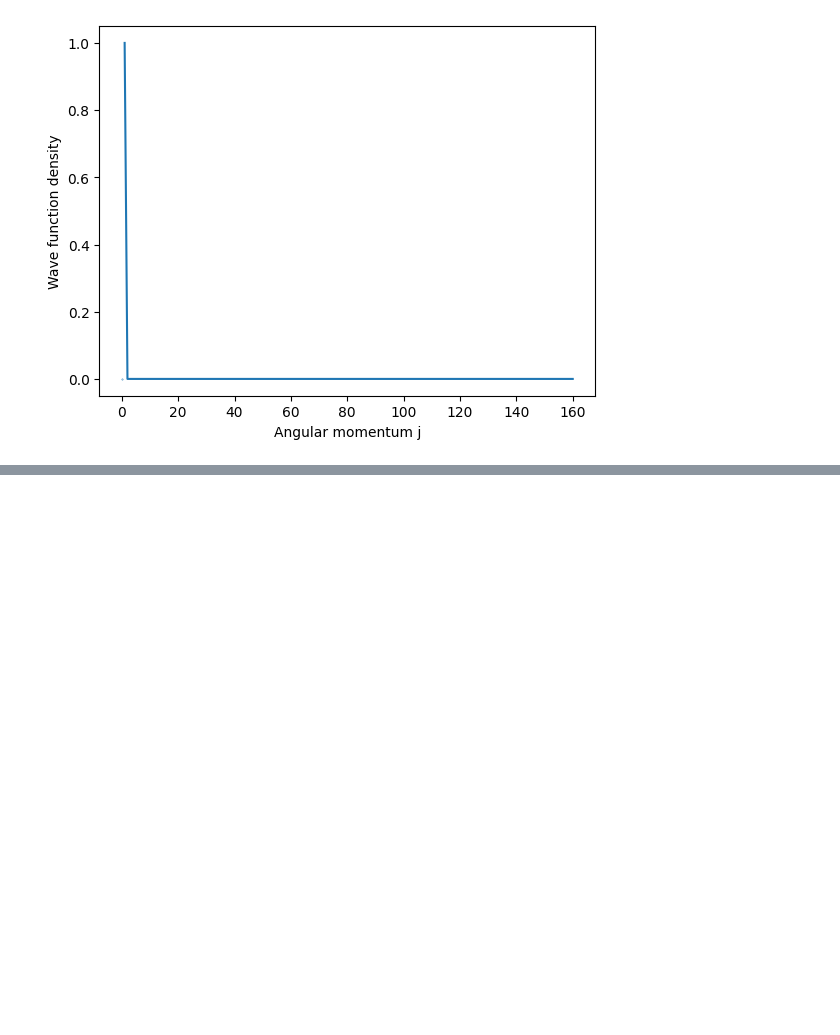
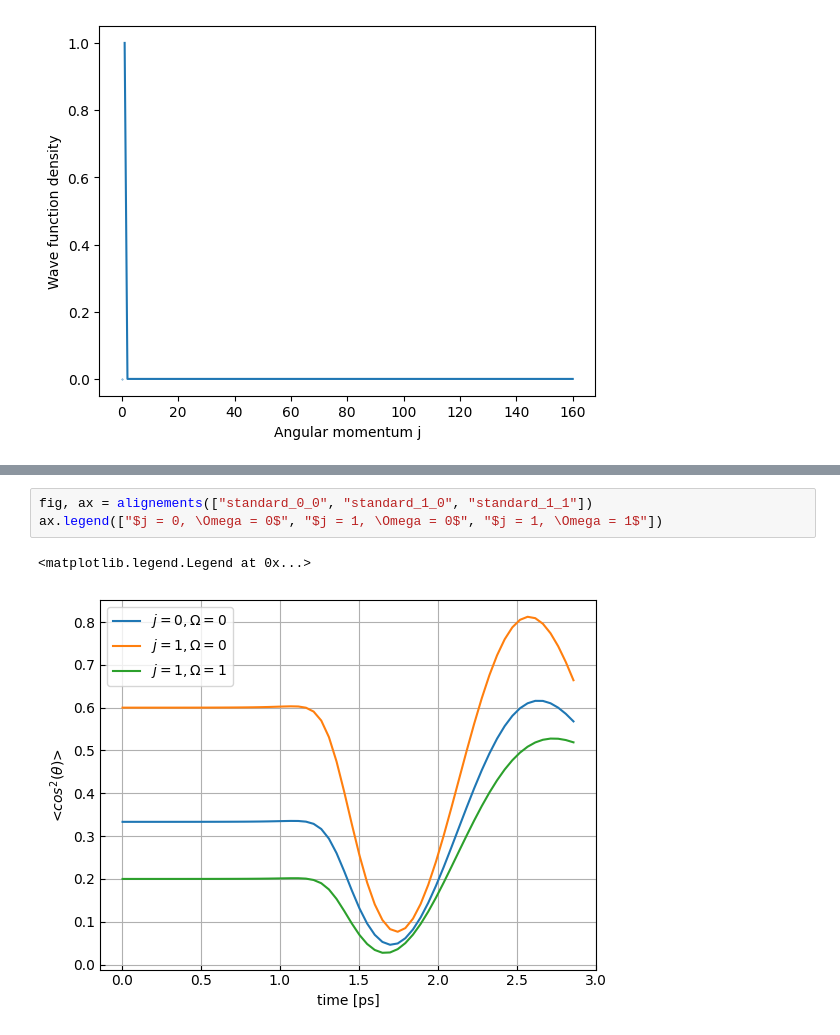
Before and after one commit to Wleter/NeOcs, a Jupyter notebook: analysis/animations.ipynb, the cells around one changed output, grey strips where cells are left out. Drawn from its saved outputs; the diff is of its cells as text; blank space fills up the shorter version.

```diff
--- a/analysis/animations.ipynb
+++ b/analysis/animations.ipynb
@@ -80,0 +70,6 @@ No artists with labels found to put in legend.  Note that artists whose label st
+# %%
+fig, ax = alignements(["standard_0_0", "standard_1_0", "standard_1_1"])
+ax.legend(["$j = 0, \Omega = 0$", "$j = 1, \Omega = 0$", "$j = 1, \Omega = 1$"])
+# %% [output]
+<matplotlib.legend.Legend at 0x...>
+[figure, added]
```
Also changed, not shown: parts of 1 cell of this notebook, 4 other files.
